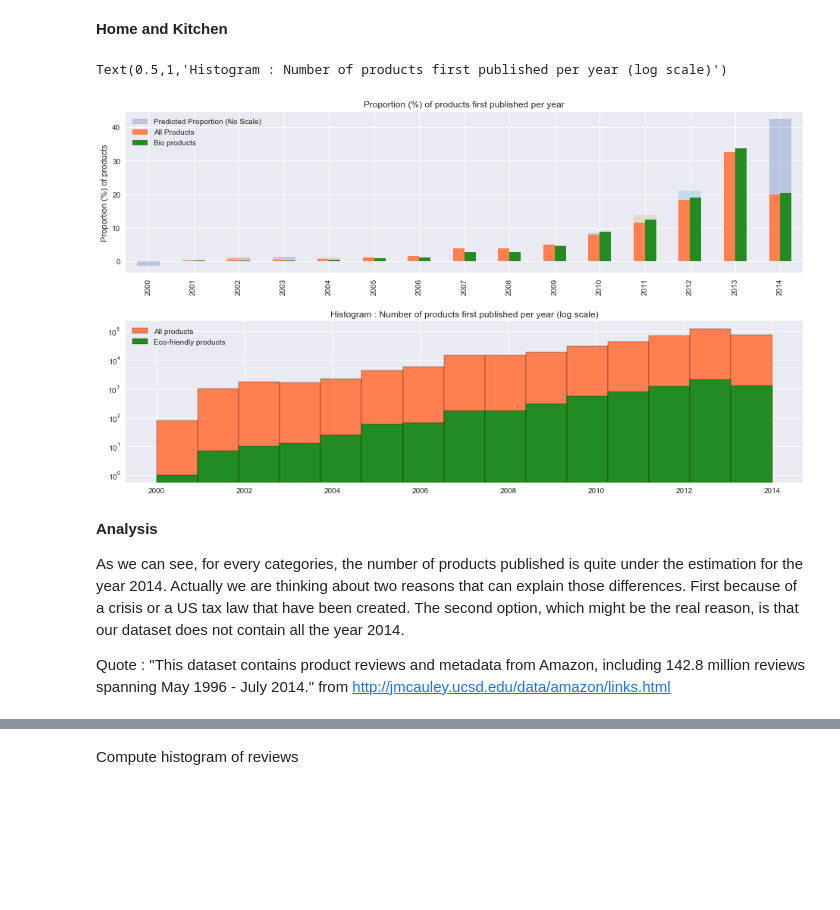
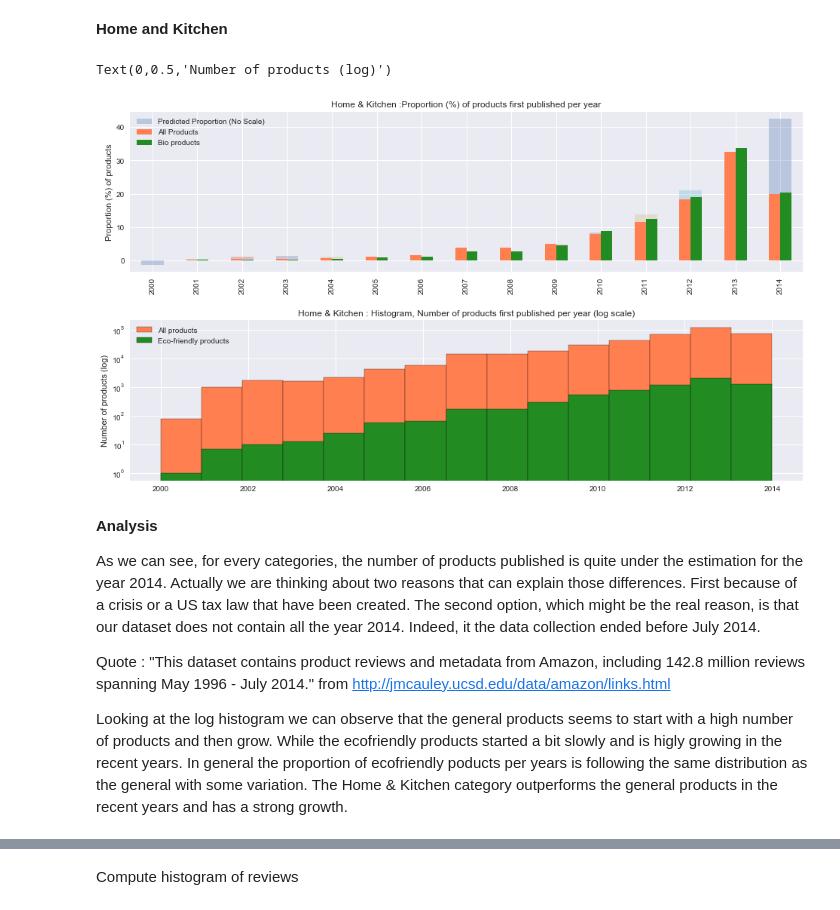
Before and after one commit to MaxencePPierre/ada-project, a Jupyter notebook: project_general.ipynb, the cells around one changed output, grey strips where cells are left out. Drawn from its saved outputs; the diff is of its cells as text; code cells hidden in the pictures; blank space fills up the shorter version.

```diff
--- a/project_general.ipynb
+++ b/project_general.ipynb
@@ -666,31 +678,36 @@ predicted_home_series = pd.Series(predicted_home, index=X_home)
 # %%
 fig, axes = plt.subplots(2,1)
 fig.set_size_inches(16,9)
 
+#Plot predicted proportion
 ax1 = predicted_healthcare_series.plot(kind='bar', alpha=0.3,ax=axes[0])
+#Plot proportion products/year
 home_firstrev_histogram.plot(kind='bar',color=['coral','forestgreen'], ax=ax1)
 ax1.legend(['Predicted Proportion (No Scale)','All Products','Bio products'])
 
-
-ax1.set_title("Proportion (%) of products first published per year")
+ax1.set_title("Home & Kitchen :Proportion (%) of products first published per year")
 ax1.set_ylabel("Proportion (%) of products")
 
-
+#Plot histogram prducts/year
 ax2 = homeall_firstrev_pd.hist("Year", log=True, color="coral", edgecolor='black', bins=15, ax=axes[1])
 homebio_firstrev_pd.hist("Year", color="forestgreen", edgecolor='black',log=True,bins=15,ax=ax2)
 
 plt.legend(['All products',"Eco-friendly products"])
-plt.title('Histogram : Number of products first published per year (log scale)')
+plt.title('Home & Kitchen : Histogram, Number of products first published per year (log scale)')
+plt.ylabel("Number of products (log)")
 # %% [output]
-Text(0.5,1,'Histogram : Number of products first published per year (log scale)')
+Text(0,0.5,'Number of products (log)')
-[figure, old version]
+[figure, new version]
 # %% [markdown]
 **Analysis**
 
-As we can see, for every categories, the number of products published is quite under the estimation for the year 2014. Actually we are thinking about two reasons that can explain those differences. First because of a crisis or a US tax law that have been created. The second option, which might be the real reason, is that our dataset does not contain all the year 2014.
+As we can see, for every categories, the number of products published is quite under the estimation for the year 2014. Actually we are thinking about two reasons that can explain those differences. First because of a crisis or a US tax law that have been created. The second option, which might be the real reason, is that our dataset does not contain all the year 2014. Indeed, it the data collection ended before July 2014.
 
 Quote : "This dataset contains product reviews and metadata from Amazon, including 142.8 million reviews spanning May 1996 - July 2014."
 from http://jmcauley.ucsd.edu/data/amazon/links.html
+
+Looking at the log histogram we can observe that the general products seems to start with a high number of products and then grow. While the ecofriendly products started a bit slowly and is higly growing in the recent years.
+In general the proportion of ecofriendly poducts per years is following the same distribution as the general with some variation. The Home & Kitchen category outperforms the general products in the recent years and has a strong growth.
 # %% [markdown]
 ---
 <a id='section3'></a>
```
Also changed, not shown: parts of 17 cells of this notebook.
